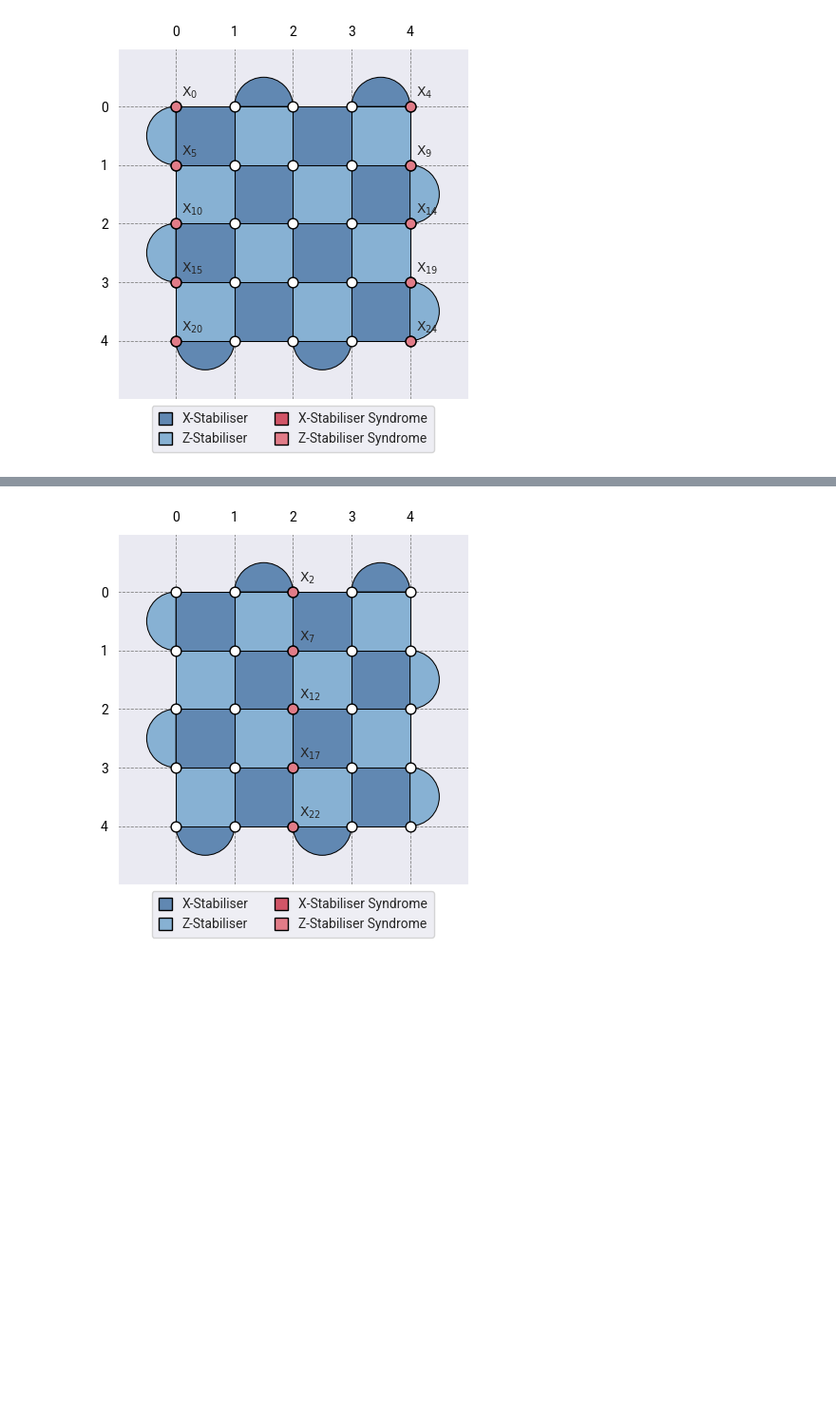
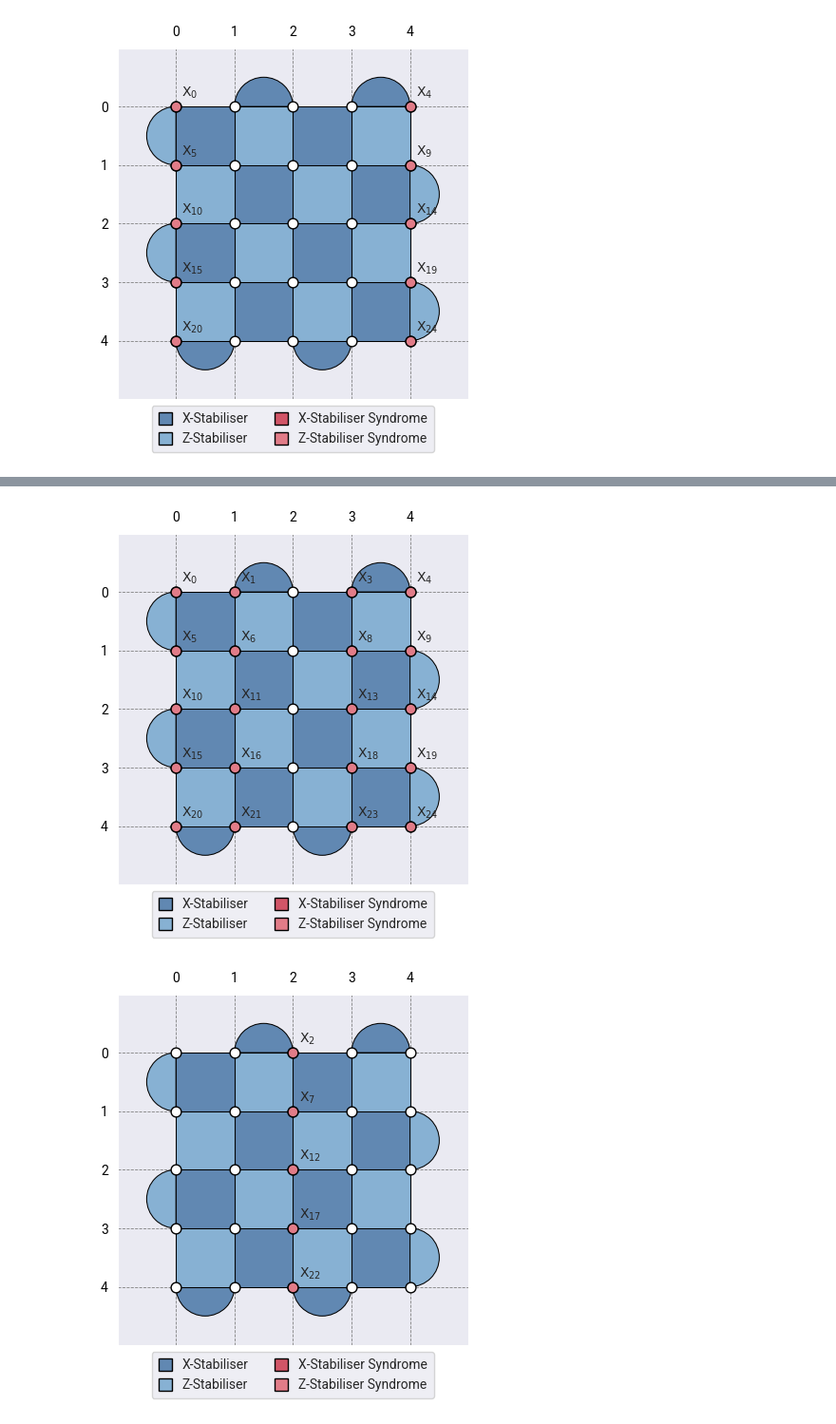
Before and after one commit to jfoliveiraramos/stablq, a Jupyter notebook: notebooks/tutorial/notebook.ipynb, the cells around one changed output, grey strips where cells are left out. Shown at 95% size. Cells and saved outputs as stored; diff of their text form; code cells hidden in the pictures; blank space fills up the shorter version.

```diff
--- a/notebooks/tutorial/notebook.ipynb
+++ b/notebooks/tutorial/notebook.ipynb
@@ -645,3 +657,9 @@ l.show()
+# %%
+for s in X_stabilizers_indices:
+    l[s].X()
+l.show()
+# %% [output]
+[figure, added]
 # %%
 l = Lattice(5)
 l[2,:].X()
```
Also changed, not shown: parts of 3 cells of this notebook.
